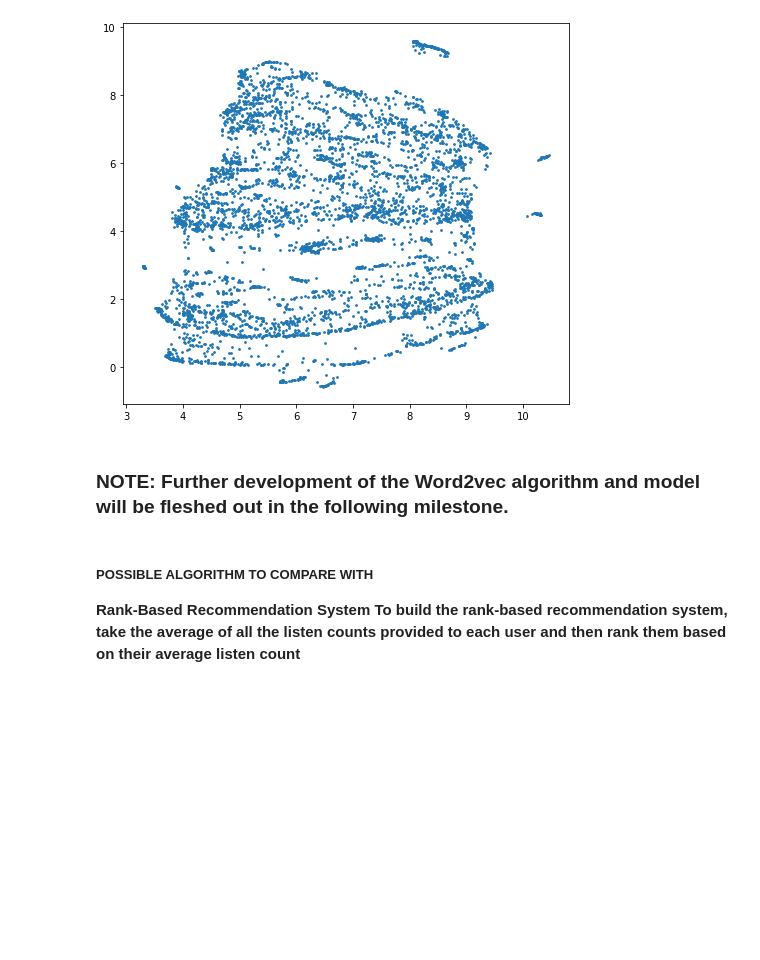
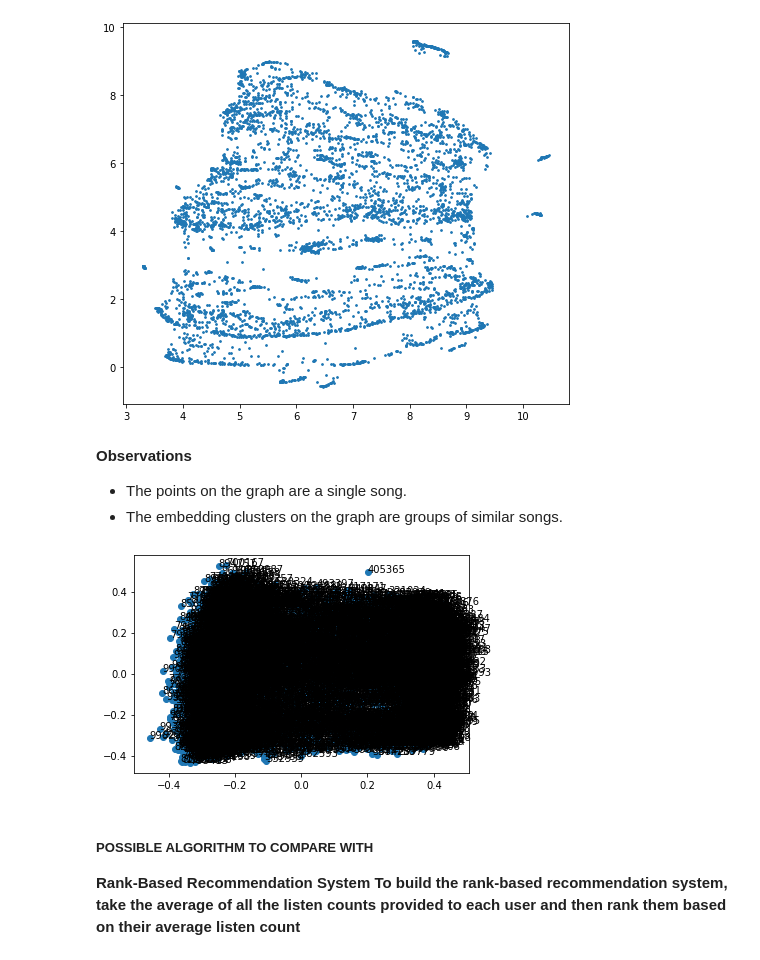
Before and after one commit to mariyaeggs/MIT_AI, a Jupyter notebook: Reference_Notebook_Milestone_1_Recommendation_Systems_Pipenv.ipynb, the cells around one changed output. Drawn from its saved outputs; the diff is of its cells as text; code cells hidden in the pictures; blank space fills up the shorter version.

Commit message:
create a song id to map the songs' titles

```diff
--- a/Reference_Notebook_Milestone_1_Recommendation_Systems_Pipenv.ipynb
+++ b/Reference_Notebook_Milestone_1_Recommendation_Systems_Pipenv.ipynb
@@ -717,5 +717,17 @@ plt.scatter(embedded_cluster[:, 0], embedded_cluster[:, 1], s=3, cmap='Spectral'
 # %% [output]
 <matplotlib.collections.PathCollection at 0x...>
 [figure]
-# %% [markdown]
-### **NOTE: Further development of the Word2vec algorithm and model will be fleshed out in the following milestone.**
+# %% [markdown]
+**Observations**
+- The points on the graph are a single song.
+- The embedding clusters on the graph are groups of similar songs.
+# %%
+# graph songs on a scatter plot
+from matplotlib import pyplot
+pyplot.scatter(results[:, 0], results[:, 1])
+words = list(train_word2vec_model.wv.vocab)
+for i, word in enumerate(words):
+	pyplot.annotate(word, xy=(results[i, 0], results[i, 1]))
+pyplot.show()
+# %% [output]
+[figure, added]
```
Also changed, not shown: parts of 1 cell of this notebook.
